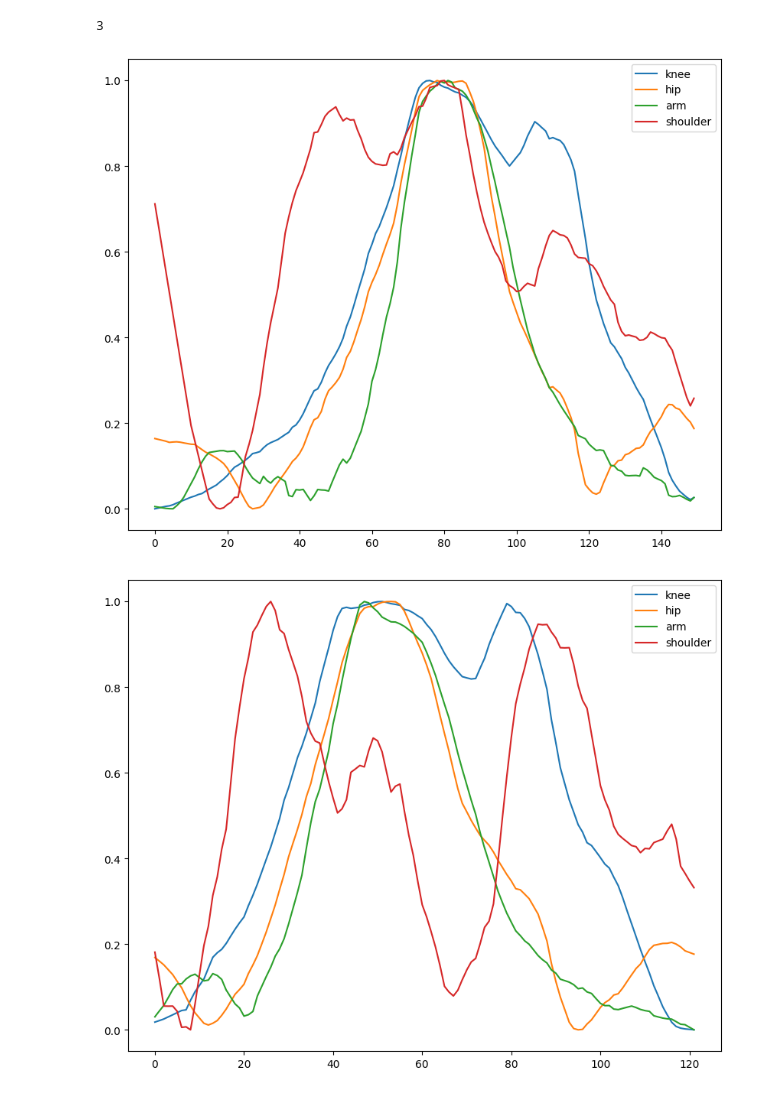
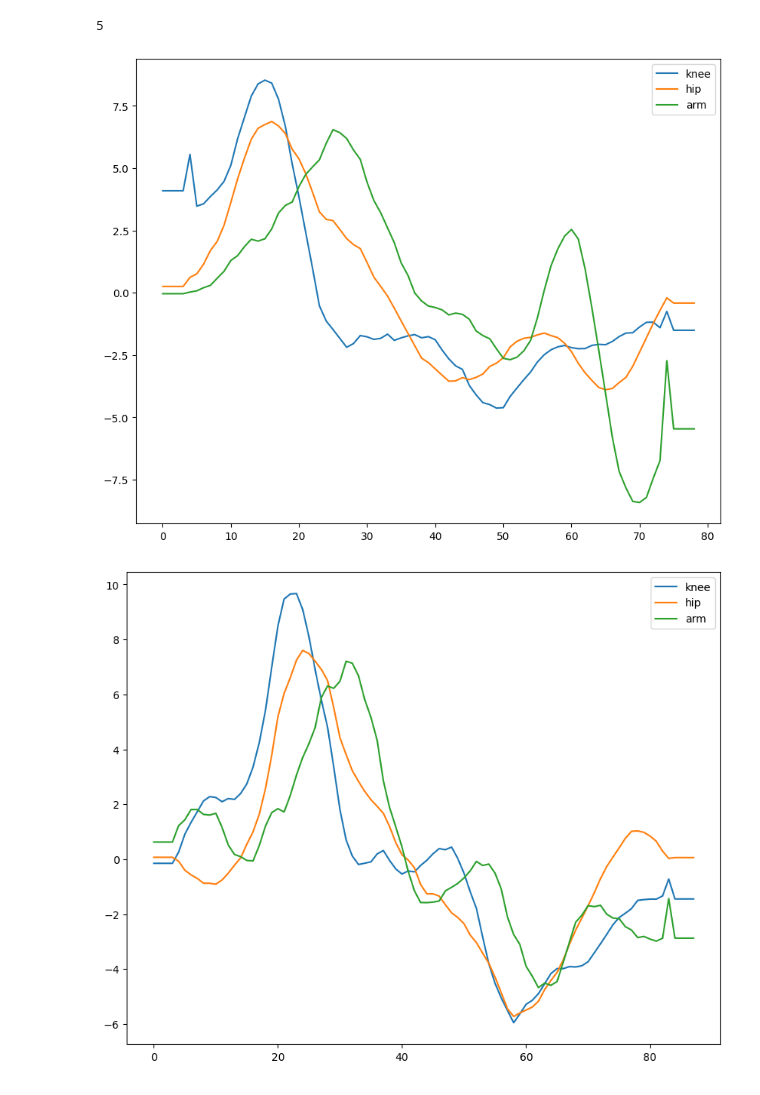
Before and after one commit to KingJulien0709/RowingAnalytics, a Jupyter notebook: rowing_analysis.ipynb, the cells around one changed output. Saved outputs shown, nothing was run; the diff lists cells and outputs as text; code cells hidden in the pictures.

```diff
--- a/rowing_analysis.ipynb
+++ b/rowing_analysis.ipynb
@@ -29,7 +29,7 @@ Downloading https://github.com/ultralytics/assets/releases/download/v8.3.0/yolo1
 import os
 import cv2
 
-video_path= "/content/drive/My Drive/ergo_ok_aufriss.mp4" # "
+video_path= "/content/drive/My Drive/ergo_berg.mp4" # "
 
 FRAME_RATE = 0
 FRAME_COUNT = 0
@@ -46,5 +46,5 @@ cap.release()
 # %%
 #video_path = "/content/drive/My Drive/ergo_short2_small.mp4"
 #"/content/drive/My Drive/video_row2.mp4"
-result = model.track(video_path, save=True, conf =0.8,name ="run")
+result = model.track(video_path, save=True, conf =0.8,name ="run", imgsz=(320, 224))
 # %% [output]
@@ -224,9 +226,12 @@ plt.show() #sharp peakes in the plot show the removed values/values beeing out o
 import numpy as np
 
 #function to plot a single stroke
-def plot_single_stroke(stroke,labels, normalize = False):
+def plot_single_stroke(stroke,labels, normalize = False, derivativ=False):
   plt.figure(figsize=(10, 8))
   for i in range(len(stroke)):
+    if derivativ:
+      stroke[i] = np.diff(savgol_filter(stroke[i].copy(), window_length=FRAME_RATE//3, polyorder=1))
+      #stroke[i] = np.diff(savgol_filter(stroke[i].copy(), window_length=FRAME_RATE//2, polyorder=1)) # for 2. order derivative
     if normalize:
       min_value = np.min(stroke[i])
       max_value = np.max(stroke[i])
@@ -261,28 +266,28 @@ def extract_stroke_sequences_gradient(knee_angles):
 # %%
 #divide in single strokes
 from scipy.signal import find_peaks
 import numpy as np
 
 ##find local minima and maxima, use only minima
 min_peaks = extract_stroke_sequences_gradient(smoothed_angles_knee)
 
 ##divide into single strokes
 strokes = []
 
 #print(min_peaks)
 for i in range(len(min_peaks)-1):
   smoothed_angles_knee_slice = smoothed_angles_knee[min_peaks[i]:min_peaks[i+1]]
   smoothed_angles_hip_slice = smoothed_angles_hip[min_peaks[i]:min_peaks[i+1]]
   smoothed_angles_arm_slice = 180-smoothed_angles_arm[min_peaks[i]:min_peaks[i+1]] #invert arm agle for better visulisation
-  smoothed_angles_shoulder_slice = smoothed_angles_shoulder[min_peaks[i]:min_peaks[i+1]]
-  strokes.append([smoothed_angles_knee_slice, smoothed_angles_hip_slice, smoothed_angles_arm_slice, smoothed_angles_shoulder_slice])
+  #smoothed_angles_shoulder_slice = smoothed_angles_shoulder[min_peaks[i]:min_peaks[i+1]]
+  strokes.append([smoothed_angles_knee_slice, smoothed_angles_hip_slice, smoothed_angles_arm_slice])#, smoothed_angles_shoulder_slice])
 print(len(strokes))
 
 
 #plot_single_stroke(strokes[2], ["knee", "hip", "arm"], normalize=True)
 for stroke in strokes:
-  plot_single_stroke(stroke, ["knee", "hip", "arm","shoulder"], normalize=True)
+  plot_single_stroke(stroke.copy(), ["knee", "hip", "arm"], normalize=False,derivativ=True)
 # %% [output]
-3
+5
-[figure, old version]
+[figure, new version]
-[figure, old version]
+[figure, new version]
```
Also changed, not shown: parts of 6 cells of this notebook.
